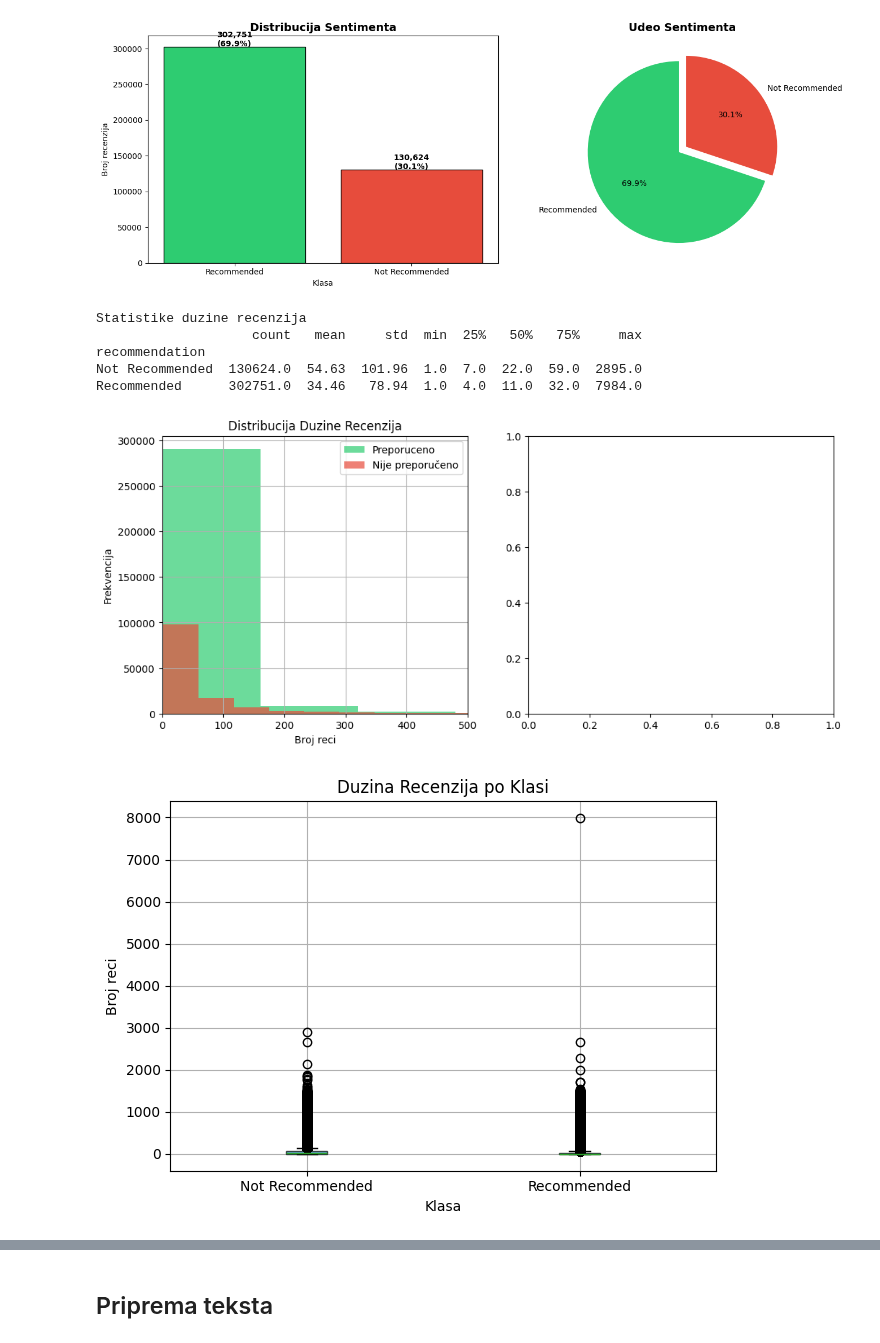
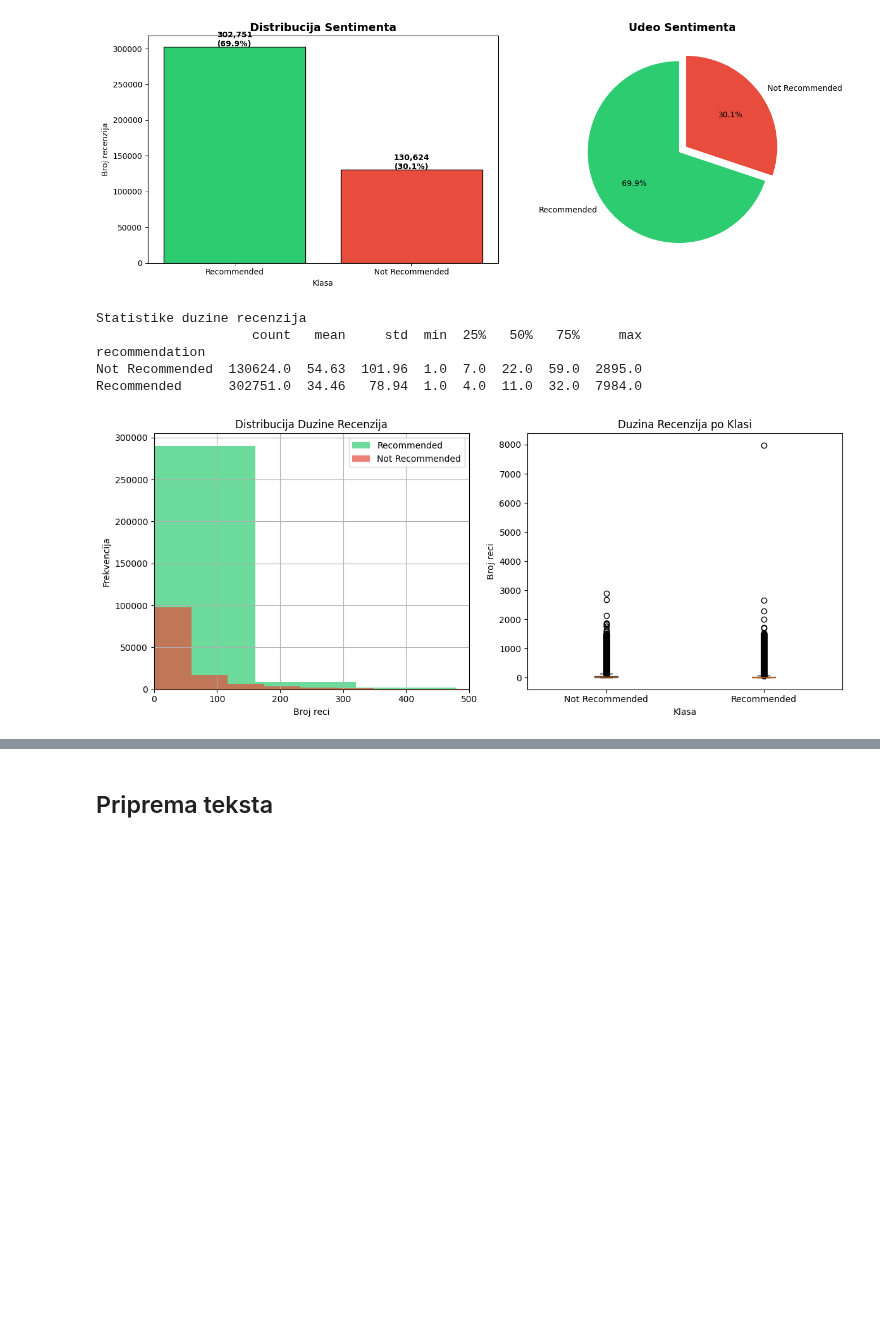
Before and after one commit to alxcek/mas-ai, a Jupyter notebook: machine_learning/03_steam_reviews/sentiment_analysis.ipynb, the cells around one changed output, grey strips where cells are left out. Drawn from its saved outputs; the diff is of its cells as text; code cells hidden in the pictures; blank space fills up the shorter version.

```diff
--- a/machine_learning/03_steam_reviews/sentiment_analysis.ipynb
+++ b/machine_learning/03_steam_reviews/sentiment_analysis.ipynb
@@ -142,43 +142,43 @@ plt.show()
 # %% [output]
 [figure]
 # %%
-df['duzina_recenzije'] = df['review'].astype(str).apply(lambda x: len(x.split()))
+df['review_len'] = df['review'].astype(str).apply(lambda x: len(x.split()))
 
 print("Statistike duzine recenzija")
-print(df.groupby('recommendation')['duzina_recenzije'].describe().round(2))
+print(df.groupby('recommendation')['review_len'].describe().round(2))
 
-plt.figure(figsize=(12, 5))
+fig, axes = plt.subplots(1, 2, figsize=(12, 5))
 
-plt.subplot(1, 2, 1)
-df[df['recommendation'] == 'Recommended']['duzina_recenzije'].hist(
-    bins=50, color='#2ecc71', alpha=0.7, label='Preporuceno')
-df[df['recommendation'] == 'Not Recommended']['duzina_recenzije'].hist(
-    bins=50, color='#e74c3c', alpha=0.7, label='Nije preporučeno')
-plt.xlim(0, 500)
-plt.title('Distribucija Duzine Recenzija')
-plt.xlabel('Broj reci')
-plt.ylabel('Frekvencija')
-plt.legend()
+df[df['recommendation'] == 'Recommended']['review_len'].hist(
+    bins=50, color='#2ecc71', alpha=0.7, label='Recommended', ax=axes[0])
+df[df['recommendation'] == 'Not Recommended']['review_len'].hist(
+    bins=50, color='#e74c3c', alpha=0.7, label='Not Recommended', ax=axes[0])
+axes[0].set_xlim(0, 500)
+axes[0].set_title('Distribucija Duzine Recenzija')
+axes[0].set_xlabel('Broj reci')
+axes[0].set_ylabel('Frekvencija')
+axes[0].legend()
 
-plt.subplot(1, 2, 2)
-df.boxplot(column='duzina_recenzije', by='recommendation',
-           patch_artist=True,
-           boxprops=dict(facecolor='#3498db', alpha=0.7))
-plt.title('Duzina Recenzija po Klasi')
-plt.suptitle('')
-plt.xlabel('Klasa')
-plt.ylabel('Broj reci')
+recommended = df[df['recommendation'] == 'Recommended']['review_len']
+not_recommended = df[df['recommendation'] == 'Not Recommended']['review_len']
+
+axes[1].boxplot([not_recommended, recommended],
+                labels=['Not Recommended', 'Recommended'],
+                patch_artist=True,
+                boxprops=dict(facecolor='#3498db', alpha=0.7))
+axes[1].set_title('Duzina Recenzija po Klasi')
+axes[1].set_xlabel('Klasa')
+axes[1].set_ylabel('Broj reci')
 
 plt.tight_layout()
 plt.show()
 # %% [output]
 Statistike duzine recenzija
                     count   mean     std  min  25%   50%   75%     max
 recommendation
 Not Recommended  130624.0  54.63  101.96  1.0  7.0  22.0  59.0  2895.0
 Recommended      302751.0  34.46   78.94  1.0  4.0  11.0  32.0  7984.0
-[figure, old version]
+[figure, new version]
-[figure, removed]
 # %%
 positive_text = ' '.join(
     df[df['recommendation'] == 'Recommended']['review'].astype(str).tolist()
```
Also changed, not shown: parts of 2 cells of this notebook.
